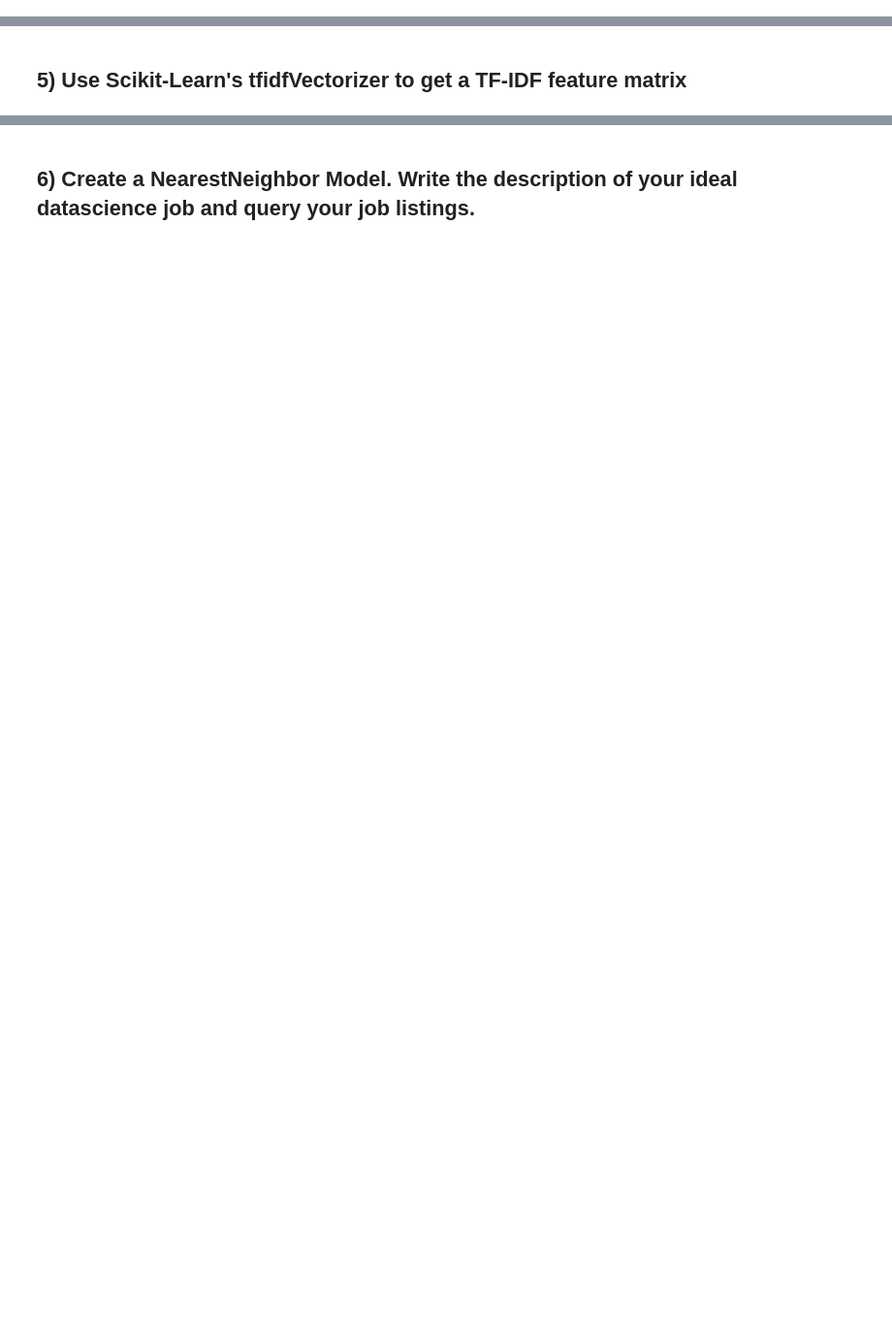
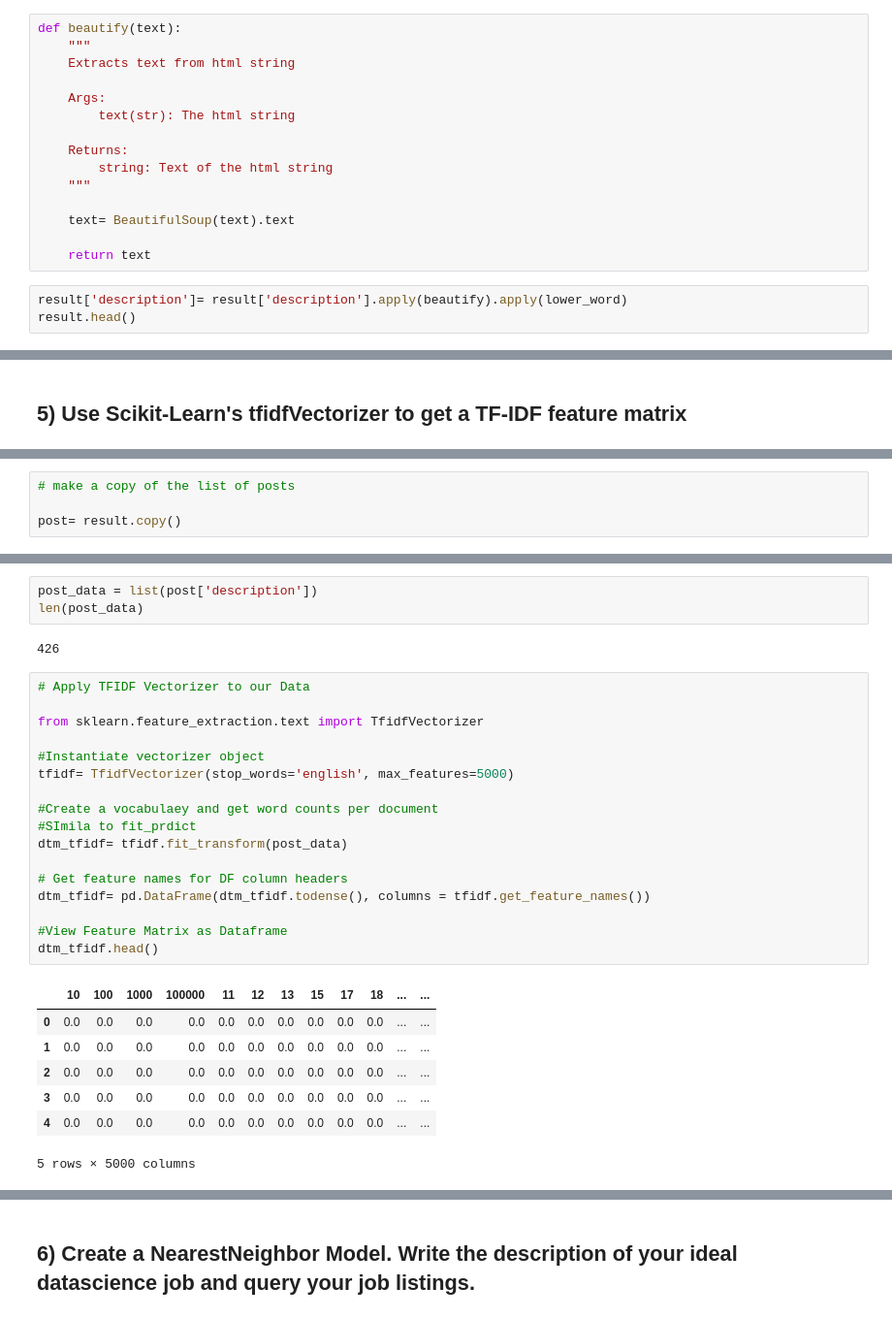
Before and after one commit to JenBanks8585/DS-Unit-4-Sprint-1-NLP, a Jupyter notebook: module2-vector-representations/LS_DS_412_Vector_Representations_Assignment.ipynb, the cells around one changed output, grey strips where cells are left out. Shown at 97% size. Cells and saved outputs as stored; diff of their text form; blank space fills up the shorter version.

```diff
--- a/module2-vector-representations/LS_DS_412_Vector_Representations_Assignment.ipynb
+++ b/module2-vector-representations/LS_DS_412_Vector_Representations_Assignment.ipynb
@@ -27,0 +99,18 @@ raise Exception("\nThis task is not complete. \nReplace this line with your code
+# %%
+def beautify(text):
+    """
+    Extracts text from html string
+
+    Args:
+        text(str): The html string
+
+    Returns:
+        string: Text of the html string
+    """
+
+    text= BeautifulSoup(text).text
+
+    return text
+# %%
+result['description']= result['description'].apply(beautify).apply(lower_word)
+result.head()
@@ -47,0 +216,4 @@ raise Exception("\nThis task is not complete. \nReplace this line with your code
+# %%
+# make a copy of the list of posts
+
+post= result.copy()
@@ -47,0 +229,30 @@ raise Exception("\nThis task is not complete. \nReplace this line with your code
+# %%
+post_data = list(post['description'])
+len(post_data)
+# %% [output]
+426
+# %%
+# Apply TFIDF Vectorizer to our Data
+
+from sklearn.feature_extraction.text import TfidfVectorizer
+
+#Instantiate vectorizer object
+tfidf= TfidfVectorizer(stop_words='english', max_features=5000)
+
+#Create a vocabulaey and get word counts per document
+#SImila to fit_prdict
+dtm_tfidf= tfidf.fit_transform(post_data)
+
+# Get feature names for DF column headers
+dtm_tfidf= pd.DataFrame(dtm_tfidf.todense(), columns = tfidf.get_feature_names())
+
+#View Feature Matrix as Dataframe
+dtm_tfidf.head()
+# %% [output]
+|  | 10 | 100 | 1000 | 100000 | 11 | 12 | 13 | 15 | 17 | 18 | ... | ... |
+| 0 | 0.0 | 0.0 | 0.0 | 0.0 | 0.0 | 0.0 | 0.0 | 0.0 | 0.0 | 0.0 | ... | ... |
+| 1 | 0.0 | 0.0 | 0.0 | 0.0 | 0.0 | 0.0 | 0.0 | 0.0 | 0.0 | 0.0 | ... | ... |
+| 2 | 0.0 | 0.0 | 0.0 | 0.0 | 0.0 | 0.0 | 0.0 | 0.0 | 0.0 | 0.0 | ... | ... |
+| 3 | 0.0 | 0.0 | 0.0 | 0.0 | 0.0 | 0.0 | 0.0 | 0.0 | 0.0 | 0.0 | ... | ... |
+| 4 | 0.0 | 0.0 | 0.0 | 0.0 | 0.0 | 0.0 | 0.0 | 0.0 | 0.0 | 0.0 | ... | ... |
+5 rows × 5000 columns
```
Also changed, not shown: parts of 43 cells of this notebook.
